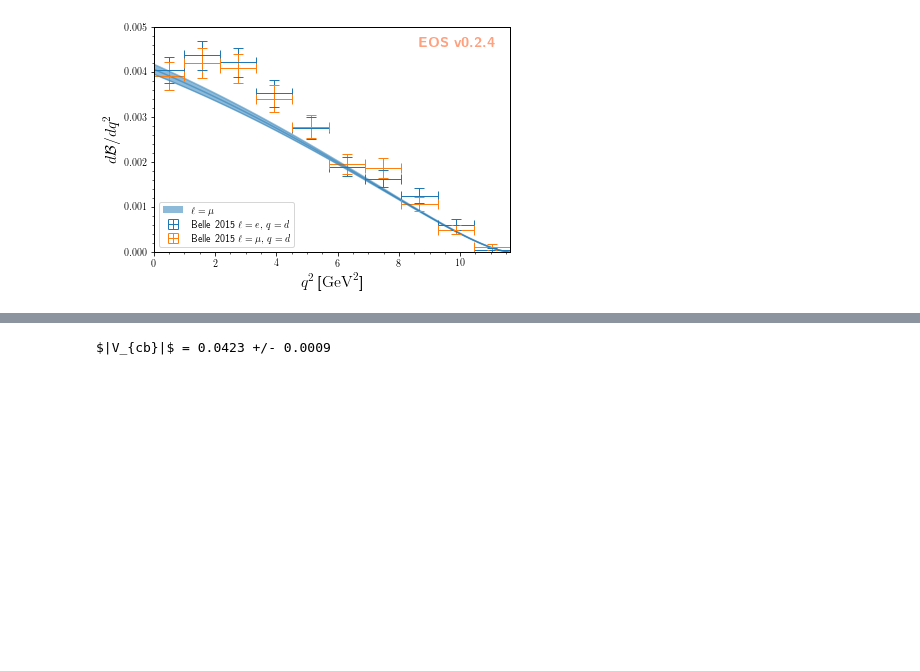
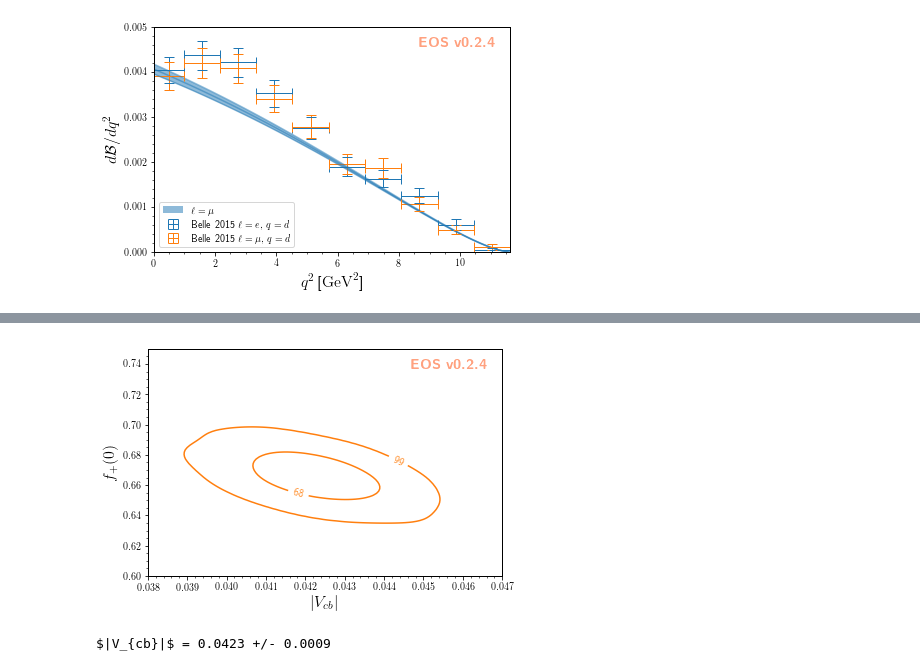
Before and after one commit to eos/eos, a Jupyter notebook: examples/inference.ipynb, the cells around one changed output, grey strips where cells are left out. Drawn from its saved outputs; the diff is of its cells as text; code cells hidden in the pictures; blank space fills up the shorter version.

```diff
--- a/examples/inference.ipynb
+++ b/examples/inference.ipynb
@@ -184,3 +184,20 @@ eos.plot.Plotter(plot_args).plot()
+# %%
+plot_args = {
+    'plot': {
+        'x': { 'label': r'$|V_{cb}|$', 'range': [38e-3, 47e-3] },
+        'y': { 'label': r'$f_+(0)$', 'range': [0.6, 0.75] },
+    },
+    'contents': [
+        {
+            'type': 'kde2D', 'color': 'C1', 'label': 'posterior',
+            'range': [40e-3, 45e-3], 'levels': [68, 99], 'bandwidth': 3,
+            'data': { 'samples': parameter_samples[:, (0,1)], 'log_weights': log_weights }
+        }
+    ]
+}
+eos.plot.Plotter(plot_args).plot()
+# %% [output]
+[figure, added]
 # %%
 print('$|V_{{cb}}|$ = {mean:.4f} +/- {std:.4f}'.format(
     mean=np.average(parameter_samples[:,0], weights=np.exp(log_weights)),
```
Also changed, not shown: parts of 3 cells of this notebook.
